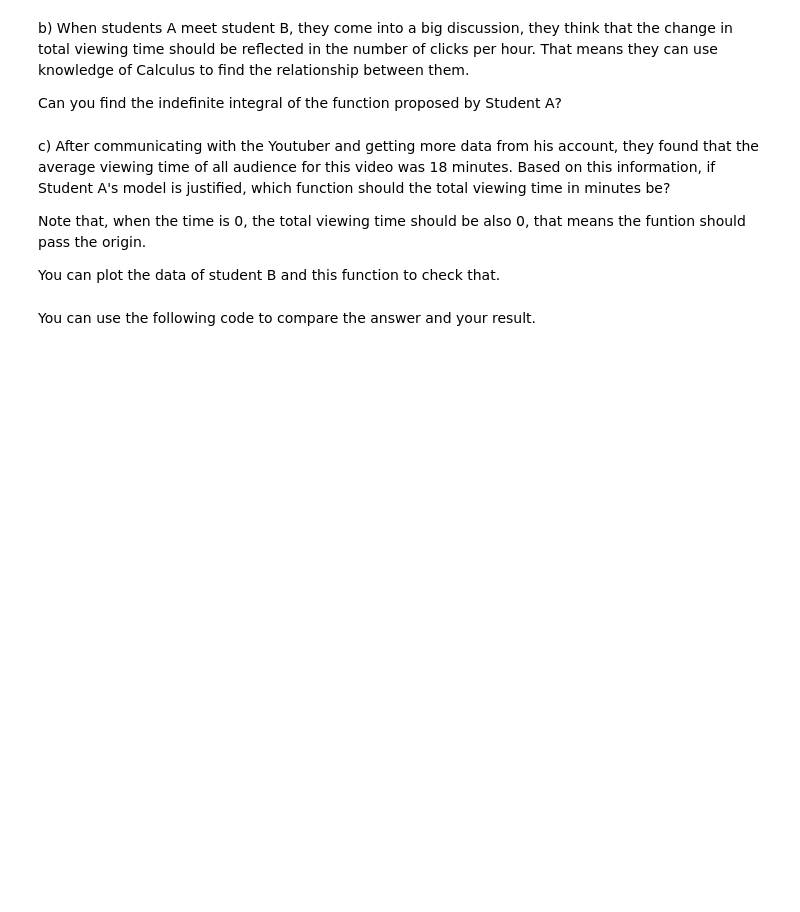
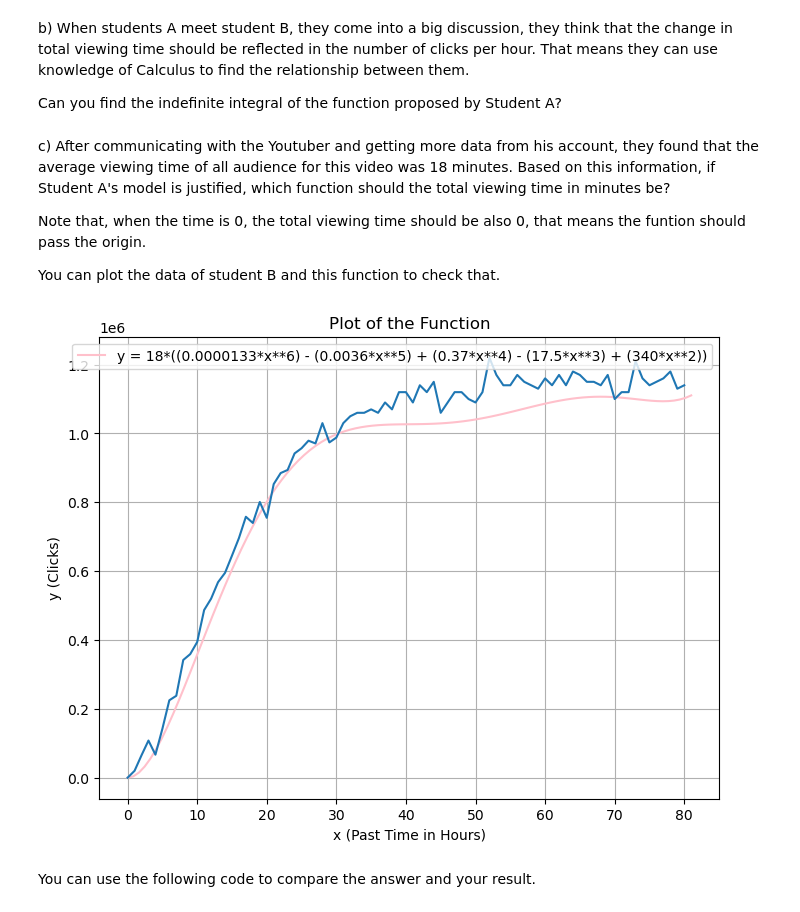
Before and after one commit to beatris-t/computational-thinking-week-individual-13655973, a Jupyter notebook: challenge_calculus/Review_Calculus.ipynb, the cells around one changed output. Saved outputs shown, nothing was run; the diff lists cells and outputs as text; code cells hidden in the pictures; blank space fills up the shorter version.

```diff
--- a/challenge_calculus/Review_Calculus.ipynb
+++ b/challenge_calculus/Review_Calculus.ipynb
@@ -104,10 +106,33 @@ Note that, when the time is 0, the total viewing time should be also 0, that mea
 
 You can plot the data of student B and this function to check that.
 # %%
-def IntegralPoly(x):
-    # TO DO
-    pass
-    return # TO DO
+
+
+import numpy as np
+import pandas as pd
+import matplotlib.pyplot as plt
+
+
+x = np.linspace(0, 81, 100)
+
+
+y = 18*((0.0000133*x**6) - (0.0036*x**5) + (0.37*x**4) - (17.5*x**3) + (340*x**2))
+
+
+data = pd.DataFrame({'x': x, 'y': y})
+
+plt.figure(figsize=(8, 6))
+plt.plot(data['x'], data['y'], label='y = 18*((0.0000133*x**6) - (0.0036*x**5) + (0.37*x**4) - (17.5*x**3) + (340*x**2))', color='pink')
+
+plt.plot(pd.read_csv('data_student_B.csv').set_index('time (h)'))
+plt.xlabel('x (Past Time in Hours)')
+plt.ylabel('y (Clicks)')
+plt.title('Plot of the Function')
+plt.grid(True)
+plt.legend()
+plt.show()
+# %% [output]
+[figure, added]
 # %% [markdown]
 You can use the following code to compare the answer and your result.
 # %%
```
Also changed, not shown: parts of 4 cells of this notebook.
